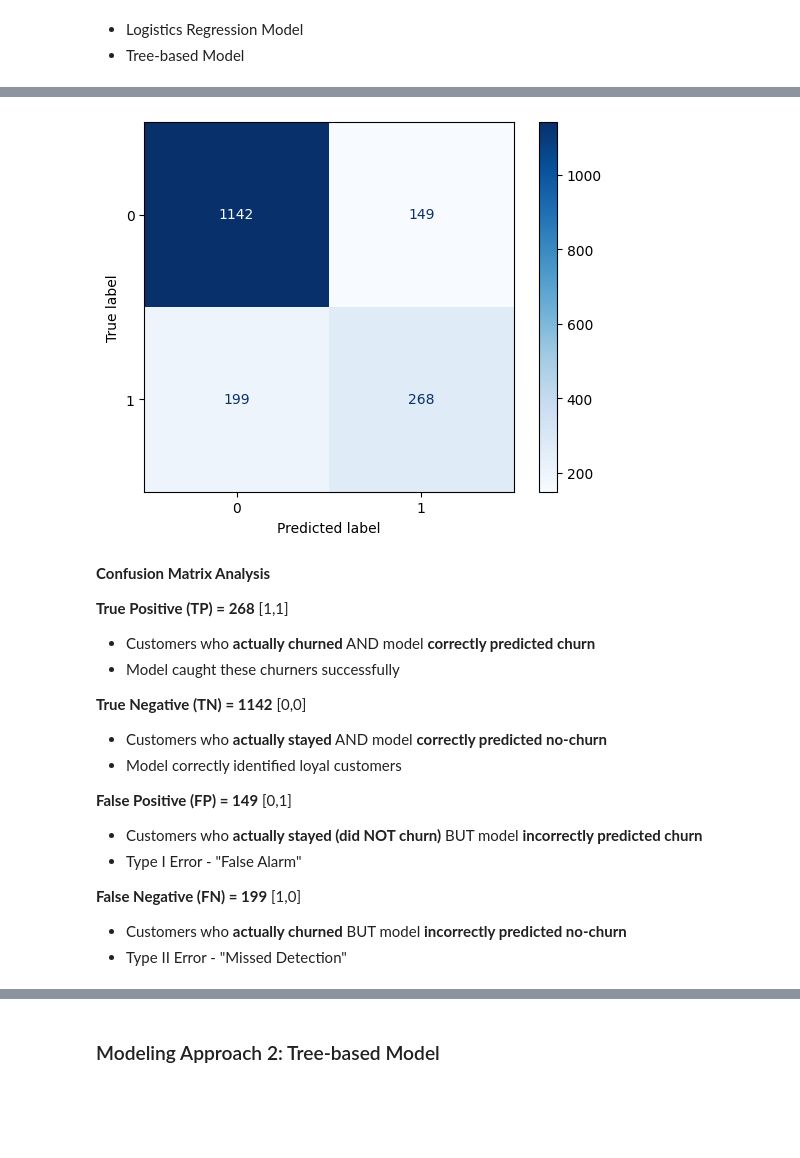
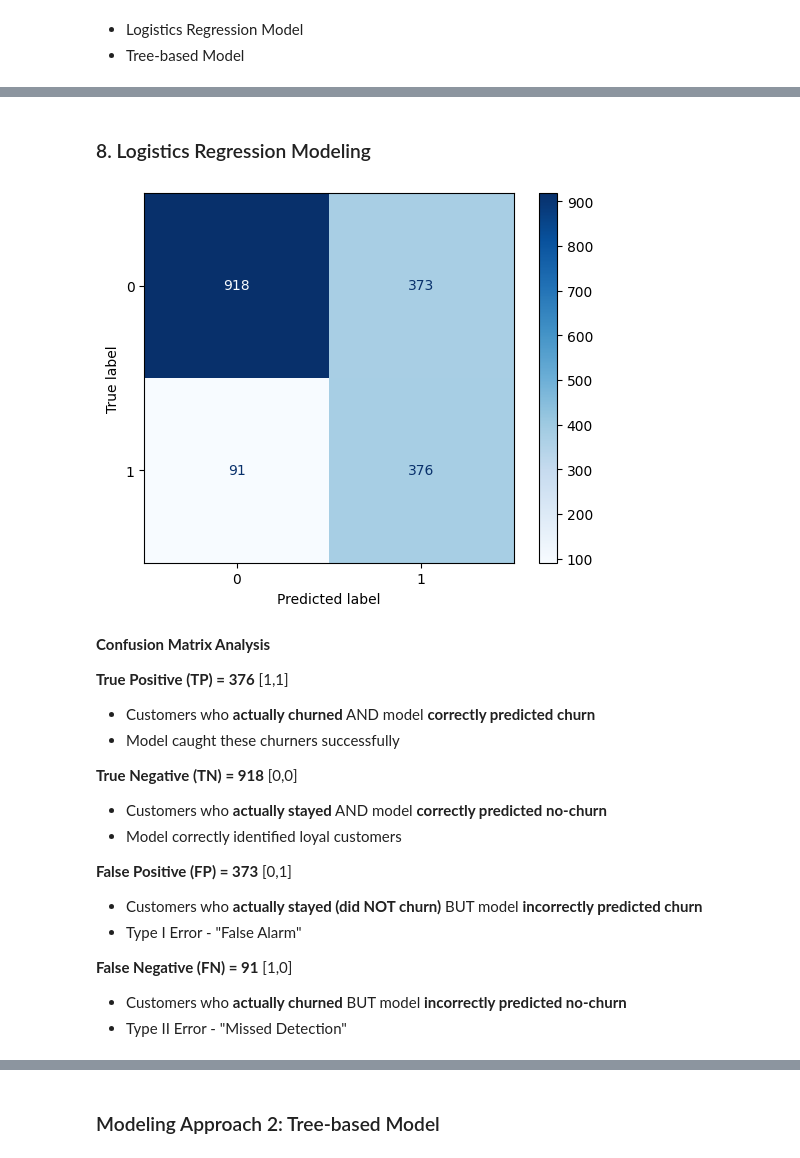
Before and after one commit to nh-adorie/adorie-data-projects, a Jupyter notebook: telco-customer-churn/main.py.ipynb, the cells around one changed output, grey strips where cells are left out. Saved outputs shown, nothing was run; the diff lists cells and outputs as text; code cells hidden in the pictures; blank space fills up the shorter version.

```diff
--- a/telco-customer-churn/main.py.ipynb
+++ b/telco-customer-churn/main.py.ipynb
@@ -608,7 +563,7 @@ df_enc.head()
 # %%
 # Isolate the outcome variable
-y = df_enc['Churn']
+y = df_model['Churn']
 # %%
 # Select the features you want to use in your model
-X = df_enc.drop('Churn', axis=1)
+X = df_model.drop('Churn', axis=1)
 # %% [markdown]
@@ -621,3 +576,27 @@ X_train, X_test, y_train, y_test = train_test_split(X, y, test_size=0.25, strati
+# %%
+# One-hot Encoding
+cat_cols = ['InternetService', 'Contract', 'PaymentMethod']
+
+# Encode for X_train
+X_train = pd.get_dummies(
+    X_train,
+    columns=cat_cols,
+    drop_first=True,
+    dtype=int
+)
+
+# Encode for X_test
+X_test = pd.get_dummies(
+    X_test,
+    columns=cat_cols,
+    drop_first=True,
+    dtype=int
+)
+
+# Make sure that X_train & X_test have the same columns
+X_test = X_test.reindex(columns=X_train.columns, fill_value=0)
+# %% [markdown]
+### 8. Logistics Regression Modeling
 # %%
 # Scale numeric variables
 scaler = StandardScaler()
@@ -625,41 +604,40 @@ X_train[numeric_cols] = scaler.fit_transform(X_train[numeric_cols])
 X_test[numeric_cols] = scaler.transform(X_test[numeric_cols])
 # %%
 # Construct a logistic regression model and fit it to the training dataset
-log_clf = LogisticRegression(random_state=42, max_iter=500).fit(X_train, y_train)
+log_clf = LogisticRegression(class_weight='balanced',random_state=42, max_iter=500).fit(X_train, y_train)
 # %%
 # Use the logistic regression model to get predictions on the test set
 y_pred = log_clf.predict(X_test)
 # %%
 # Compute values for confusion matrix
 log_cm = confusion_matrix(y_test, y_pred, labels=log_clf.classes_)
 
 # Create display of confusion matrix
-log_disp = ConfusionMatrixDisplay(confusion_matrix=log_cm,
-                                  display_labels=log_clf.classes_)
+log_disp = ConfusionMatrixDisplay(confusion_matrix=log_cm, display_labels=log_clf.classes_)
 
 # Plot confusion matrix
 log_disp.plot(cmap=plt.cm.Blues)
 
 # Display plot
 plt.show()
 # %% [output]
-[figure, old version]
+[figure, new version]
 # %% [markdown]
 **Confusion Matrix Analysis**
 
-**True Positive (TP) = 268** [1,1]
+**True Positive (TP) = 376** [1,1]
 - Customers who **actually churned** AND model **correctly predicted churn**
 - Model caught these churners successfully
 
-**True Negative (TN) = 1142** [0,0]
+**True Negative (TN) = 918** [0,0]
 - Customers who **actually stayed** AND model **correctly predicted no-churn**
 - Model correctly identified loyal customers
 
-**False Positive (FP) = 149** [0,1]
+**False Positive (FP) = 373** [0,1]
 - Customers who **actually stayed (did NOT churn)** BUT model **incorrectly predicted churn**
 - Type I Error - "False Alarm"
 
-**False Negative (FN) = 199** [1,0]
+**False Negative (FN) = 91** [1,0]
 - Customers who **actually churned** BUT model **incorrectly predicted no-churn**
 - Type II Error - "Missed Detection"
 # %%
```
Also changed, not shown: parts of 41 cells of this notebook.
